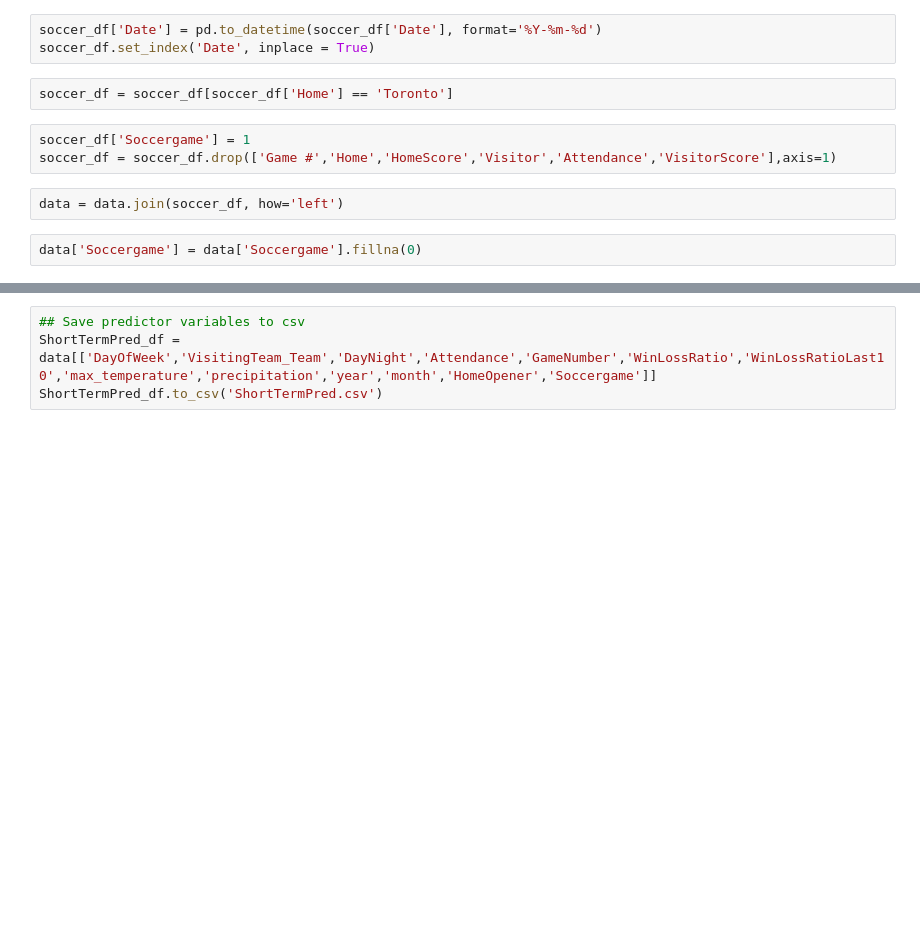
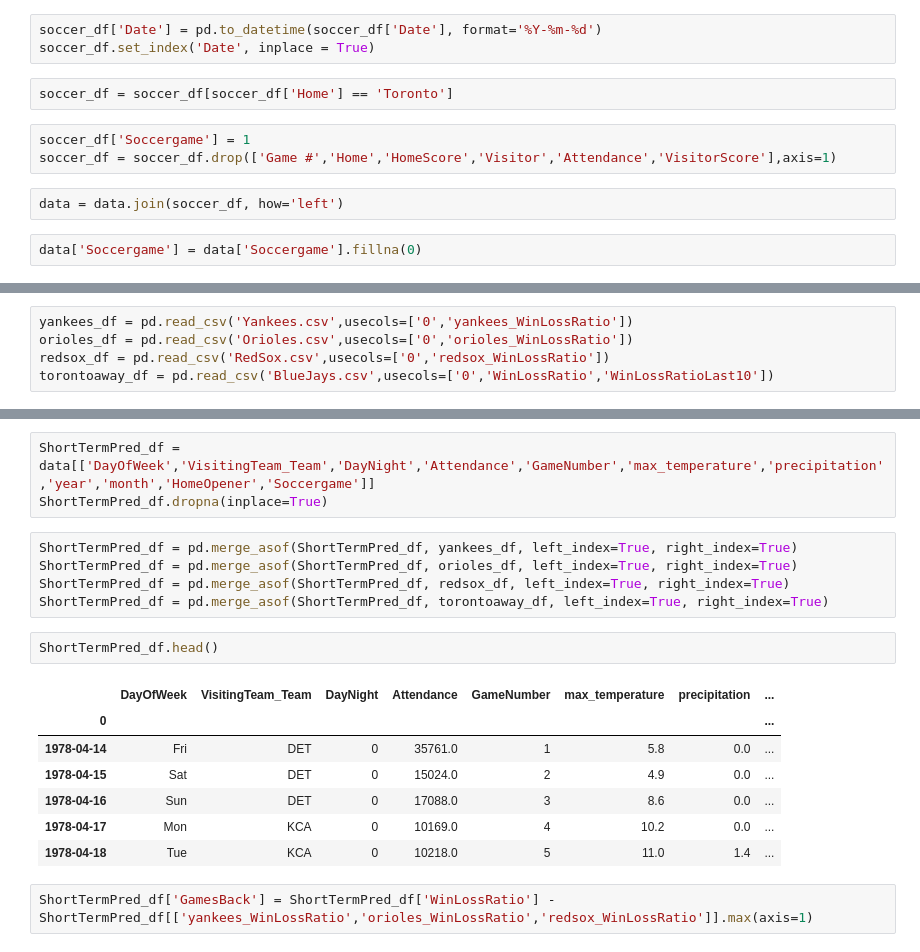
Before and after one commit to mailletd/InsightProject, a Jupyter notebook: BaseballScript.ipynb, the cells around one changed output, grey strips where cells are left out. Saved outputs shown, nothing was run; the diff lists cells and outputs as text; blank space fills up the shorter version.

```diff
--- a/BaseballScript.ipynb
+++ b/BaseballScript.ipynb
@@ -141,0 +194,5 @@ data.groupby('PrecipitationBinary')['Attendance'].mean().plot.bar()
+# %%
+yankees_df = pd.read_csv('Yankees.csv',usecols=['0','yankees_WinLossRatio'])
+orioles_df = pd.read_csv('Orioles.csv',usecols=['0','orioles_WinLossRatio'])
+redsox_df = pd.read_csv('RedSox.csv',usecols=['0','redsox_WinLossRatio'])
+torontoaway_df = pd.read_csv('BlueJays.csv',usecols=['0','WinLossRatio','WinLossRatioLast10'])
@@ -142,4 +215,20 @@ data.groupby('PrecipitationBinary')['Attendance'].mean().plot.bar()
 # %%
-## Save predictor variables to csv
-ShortTermPred_df = data[['DayOfWeek','VisitingTeam_Team','DayNight','Attendance','GameNumber','WinLossRatio','WinLossRatioLast10','max_temperature','precipitation','year','month','HomeOpener','Soccergame']]
-ShortTermPred_df.to_csv('ShortTermPred.csv')
+ShortTermPred_df = data[['DayOfWeek','VisitingTeam_Team','DayNight','Attendance','GameNumber','max_temperature','precipitation','year','month','HomeOpener','Soccergame']]
+ShortTermPred_df.dropna(inplace=True)
+# %%
+ShortTermPred_df = pd.merge_asof(ShortTermPred_df, yankees_df, left_index=True, right_index=True)
+ShortTermPred_df = pd.merge_asof(ShortTermPred_df, orioles_df, left_index=True, right_index=True)
+ShortTermPred_df = pd.merge_asof(ShortTermPred_df, redsox_df, left_index=True, right_index=True)
+ShortTermPred_df = pd.merge_asof(ShortTermPred_df, torontoaway_df, left_index=True, right_index=True)
+# %%
+ShortTermPred_df.head()
+# %% [output]
+|  | DayOfWeek | VisitingTeam_Team | DayNight | Attendance | GameNumber | max_temperature | precipitation | ... |
+| 0 |  |  |  |  |  |  |  | ... |
+| 1978-04-14 | Fri | DET | 0 | 35761.0 | 1 | 5.8 | 0.0 | ... |
+| 1978-04-15 | Sat | DET | 0 | 15024.0 | 2 | 4.9 | 0.0 | ... |
+| 1978-04-16 | Sun | DET | 0 | 17088.0 | 3 | 8.6 | 0.0 | ... |
+| 1978-04-17 | Mon | KCA | 0 | 10169.0 | 4 | 10.2 | 0.0 | ... |
+| 1978-04-18 | Tue | KCA | 0 | 10218.0 | 5 | 11.0 | 1.4 | ... |
+# %%
+ShortTermPred_df['GamesBack'] = ShortTermPred_df['WinLossRatio'] - ShortTermPred_df[['yankees_WinLossRatio','orioles_WinLossRatio','redsox_WinLossRatio']].max(axis=1)
```
Also changed, not shown: parts of 16 cells of this notebook.
